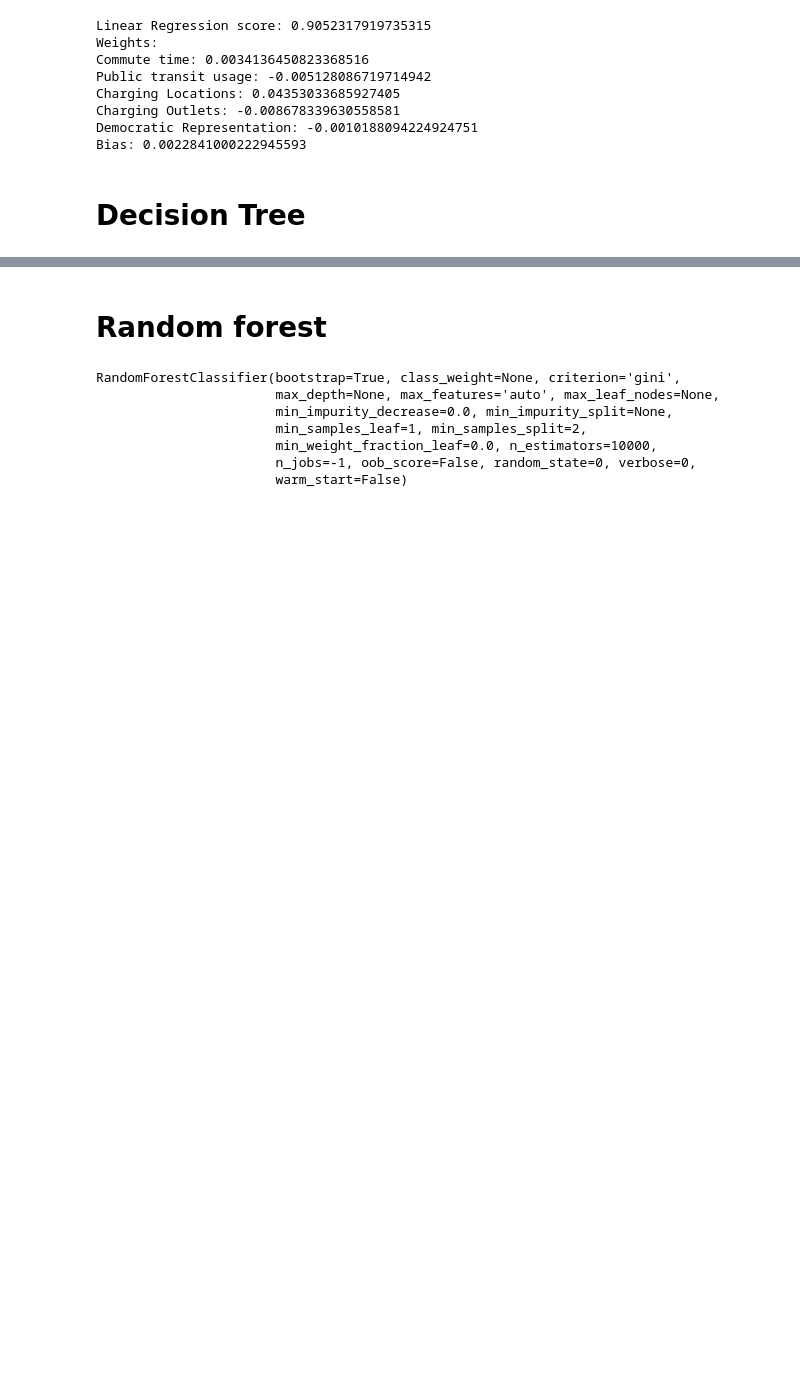
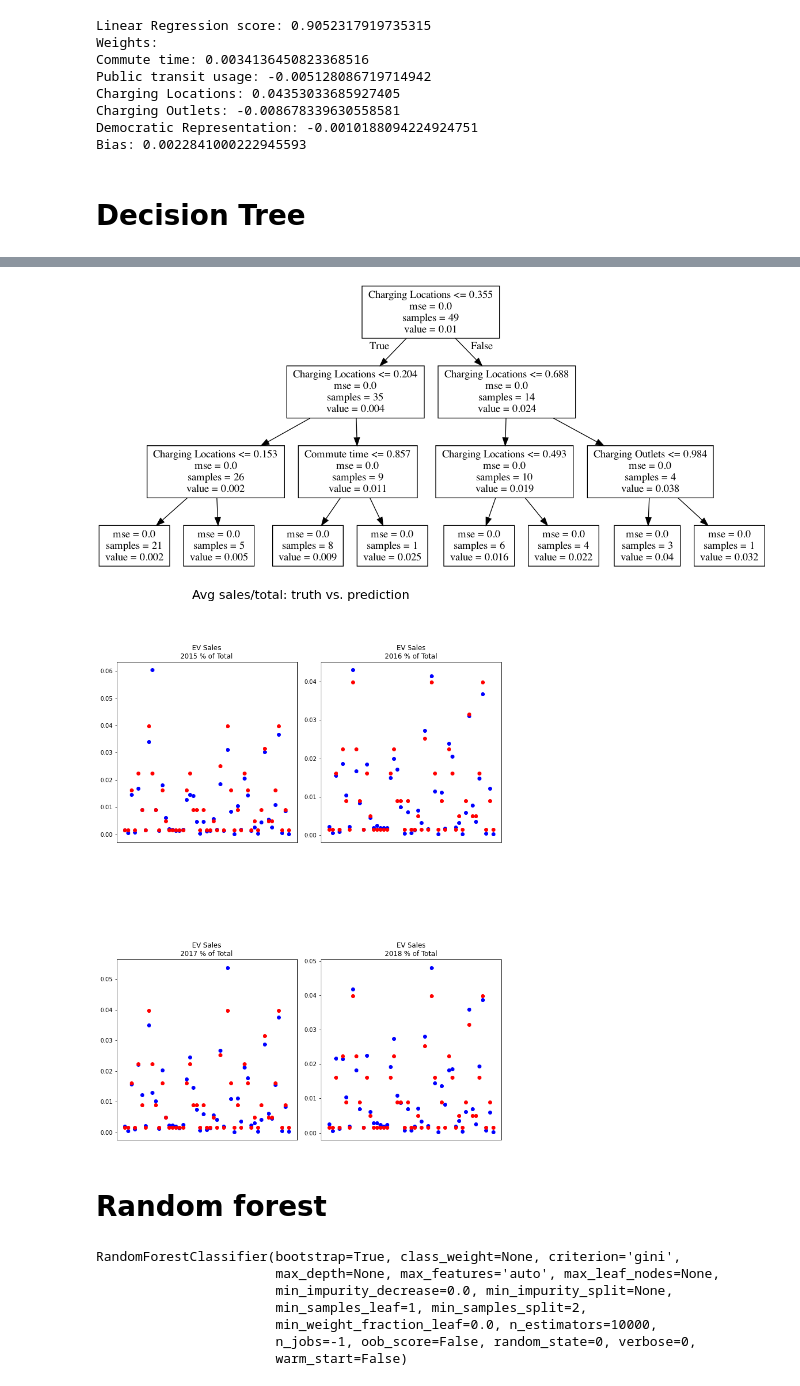
Before and after one commit to Disguiser23/ECE143-project-group11, a Jupyter notebook: data analysis and visualization .ipynb, the cells around one changed output, grey strips where cells are left out. Cells and saved outputs as stored; diff of their text form; code cells hidden in the pictures; blank space fills up the shorter version.

```diff
--- a/data analysis and visualization .ipynb
+++ b/data analysis and visualization .ipynb
@@ -124,5 +148,5 @@ Image(filename='ev_tree_2.png')
 # %%
-tree_reg = DecisionTreeRegressor(max_depth=3)
-tree_reg.fit(x,df["Avg % of Total Sales 2015-2018"])
-export_graphviz( tree_reg,
+tree_reg_3 = DecisionTreeRegressor(max_depth=3)
+tree_reg_3.fit(x,df["Avg % of Total Sales 2015-2018"])
+export_graphviz( tree_reg_3,
 out_file="ev_tree_max_depth_3.dot", feature_names=list(x.columns))
@@ -133,3 +153,25 @@ Image(filename='ev_tree_3.png')
+# %%
+display(Image(filename='ev_tree_3.png'))
+pred = tree_reg_3.predict(x)
+fig, axs = plt.subplots(2, 2,figsize=(10,15),constrained_layout=True)
+fig.suptitle("Avg sales/total: truth vs. prediction",fontsize=22)
+for i in range(4):
+    r = i//2
+    c = i%2
+    # get feature, normalize and plot
+    col = df.iloc[:,i+5].astype(float)
+    axs[r, c].plot(list(df.index), df.iloc[:,i+5], 'bo')
+    axs[r, c].plot(list(df.index), pred, 'ro')
+    # set plot title
+    axs[r, c].set_title("{}".format(df.columns[i+5]))
+    # format plot
+    axs[r, c].xaxis.set_visible(False)
+    x0,x1 = axs[r, c].get_xlim()
+    y0,y1 = axs[r, c].get_ylim()
+    axs[r, c].set_aspect(abs(x1-x0)/abs(y1-y0))
+# %% [output]
+[figure, added]
+[figure, added]
 # %% [markdown]
 # Random forest
 # %%
```
Also changed, not shown: parts of 5 cells of this notebook.
